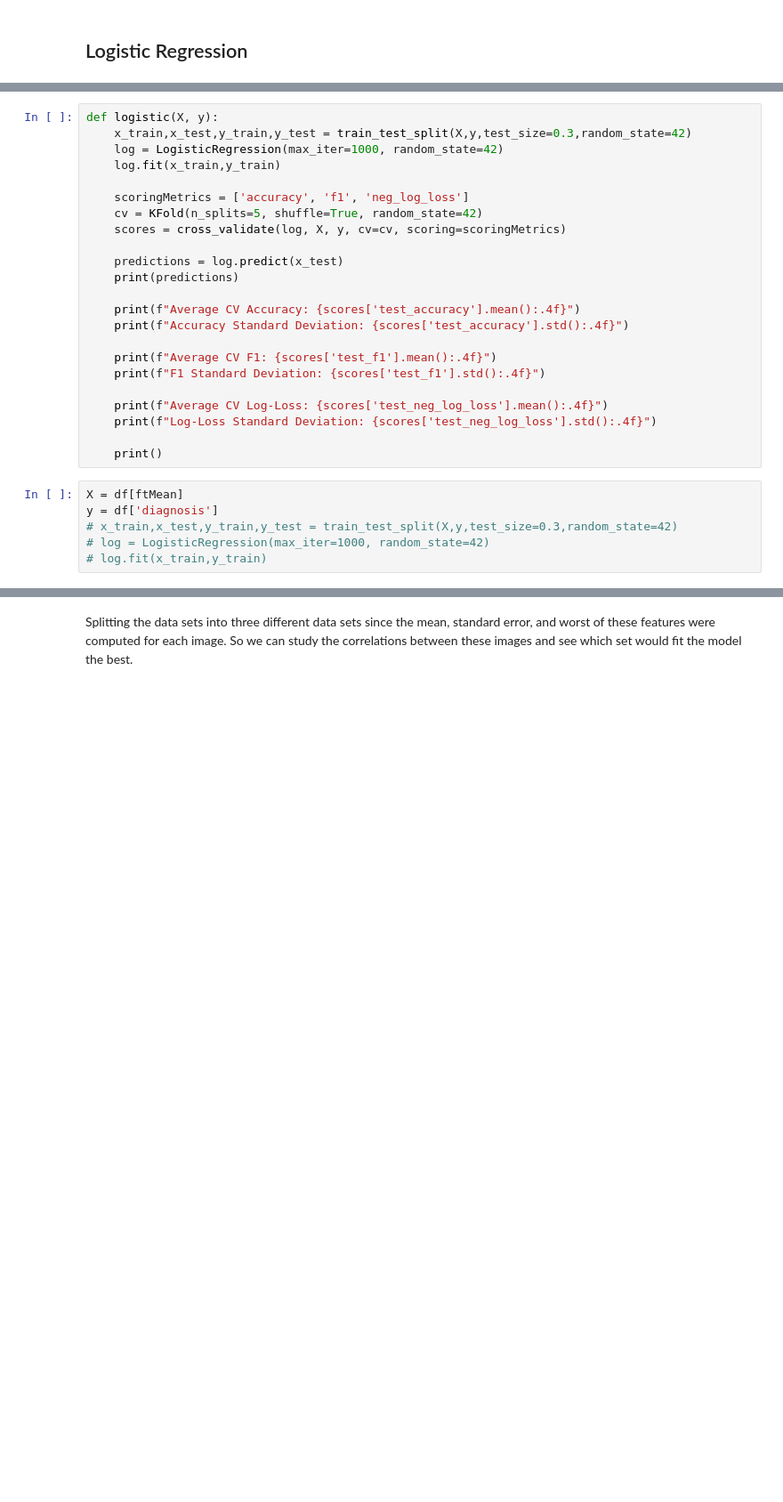
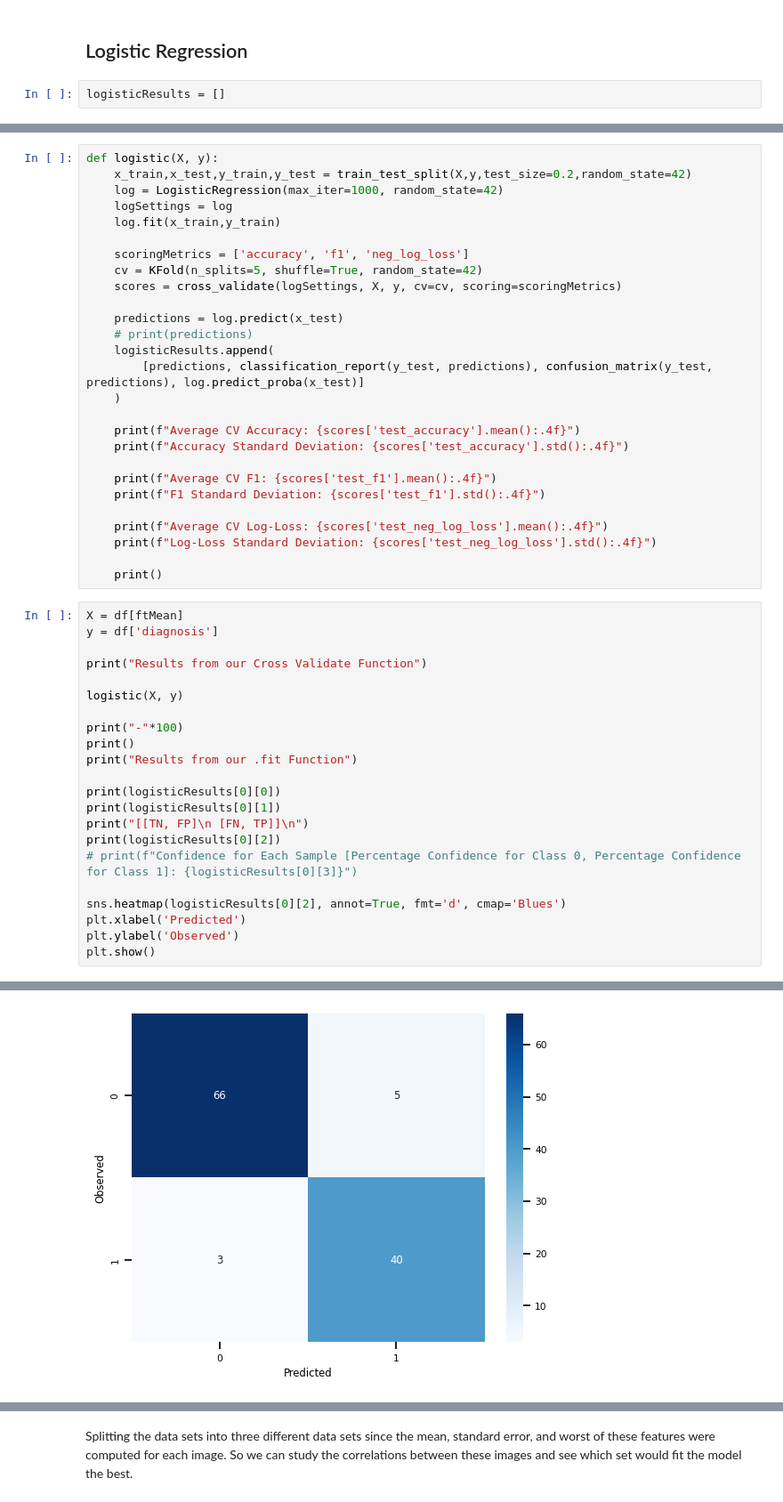
Before and after one commit to iggyw1g/Breast-Cancer-Classification-Project, a Jupyter notebook: finalproject.ipynb, the cells around one changed output, grey strips where cells are left out. Shown at 89% size. Drawn from its saved outputs; the diff is of its cells as text; blank space fills up the shorter version.

Commit message:
finished logistic

```diff
--- a/finalproject.ipynb
+++ b/finalproject.ipynb
@@ -190,3 +334,5 @@ Since we have 10 features which could take time training with, we can reduce the
 Now we will start working on the models:
 # %% [markdown]
 ## Logistic Regression
+# %%
+logisticResults = []
@@ -193,15 +341,19 @@ Now we will start working on the models:
 # %%
 def logistic(X, y):
-    x_train,x_test,y_train,y_test = train_test_split(X,y,test_size=0.3,random_state=42)
+    x_train,x_test,y_train,y_test = train_test_split(X,y,test_size=0.2,random_state=42)
     log = LogisticRegression(max_iter=1000, random_state=42)
+    logSettings = log
     log.fit(x_train,y_train)
 
     scoringMetrics = ['accuracy', 'f1', 'neg_log_loss']
     cv = KFold(n_splits=5, shuffle=True, random_state=42)
-    scores = cross_validate(log, X, y, cv=cv, scoring=scoringMetrics)
+    scores = cross_validate(logSettings, X, y, cv=cv, scoring=scoringMetrics)
 
     predictions = log.predict(x_test)
-    print(predictions)
+    # print(predictions)
+    logisticResults.append(
+        [predictions, classification_report(y_test, predictions), confusion_matrix(y_test, predictions), log.predict_proba(x_test)]
+    )
 
     print(f"Average CV Accuracy: {scores['test_accuracy'].mean():.4f}")
     print(f"Accuracy Standard Deviation: {scores['test_accuracy'].std():.4f}")
@@ -216,6 +368,23 @@ def logistic(X, y):
 # %%
 X = df[ftMean]
 y = df['diagnosis']
-# x_train,x_test,y_train,y_test = train_test_split(X,y,test_size=0.3,random_state=42)
-# log = LogisticRegression(max_iter=1000, random_state=42)
-# log.fit(x_train,y_train)
+
+print("Results from our Cross Validate Function")
+
+logistic(X, y)
+
+print("-"*100)
+print()
+print("Results from our .fit Function")
+
+print(logisticResults[0][0])
+print(logisticResults[0][1])
+print("[[TN, FP]\n [FN, TP]]\n")
+print(logisticResults[0][2])
+# print(f"Confidence for Each Sample [Percentage Confidence for Class 0, Percentage Confidence for Class 1]: {logisticResults[0][3]}")
+
+sns.heatmap(logisticResults[0][2], annot=True, fmt='d', cmap='Blues')
+plt.xlabel('Predicted')
+plt.ylabel('Observed')
+plt.show()
+# %% [output]
@@ -221,0 +408 @@ y = df['diagnosis']
+[figure, added]
```
Also changed, not shown: parts of 56 cells of this notebook.
